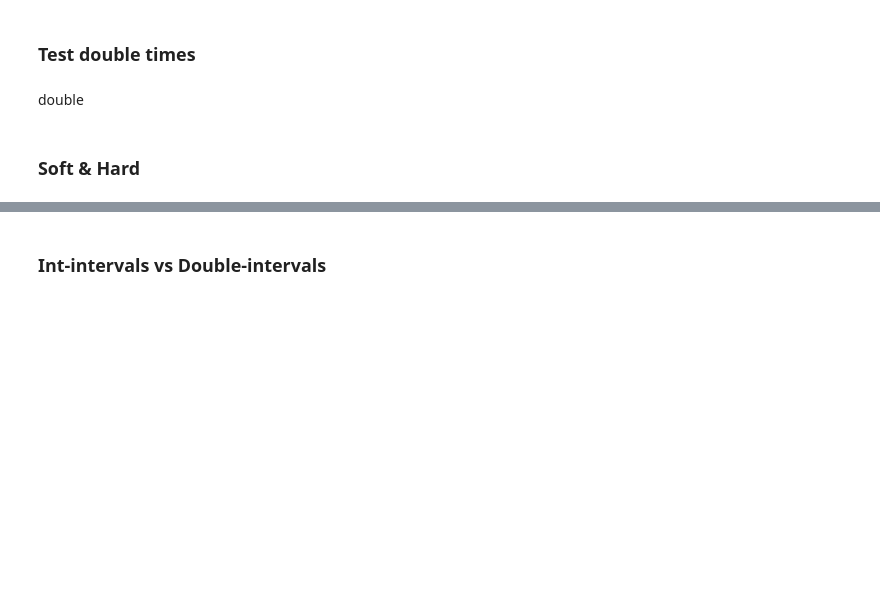
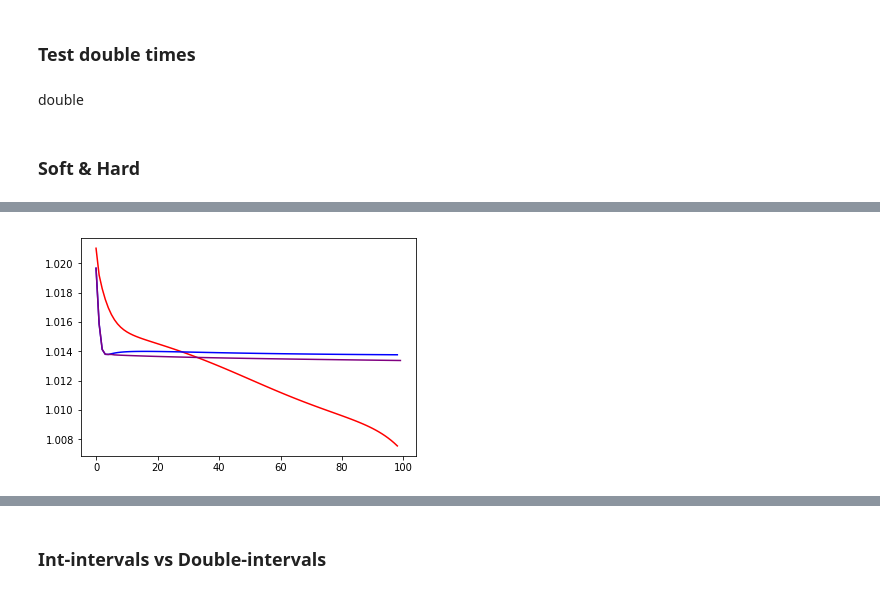
Before and after one commit to lopatovsky/HMMs, a Jupyter notebook: CT-HMM.ipynb, the cells around one changed output, grey strips where cells are left out. Saved outputs shown, nothing was run; the diff lists cells and outputs as text; code cells hidden in the pictures; blank space fills up the shorter version.

```diff
--- a/CT-HMM.ipynb
+++ b/CT-HMM.ipynb
@@ -795,14 +799,17 @@ graph_soft = chmm_s.baum_welch( t, e, 100, est=True, method="soft" )
 # %%
-#real = chmm.data_estimate( t,e )
-real = 0
-for tt,ee in zip(t,e):
-    x,_ = chmm.viterbi( tt, ee )
-    real += x
+real = chmm.data_estimate( t,e )
+#real = 0
+#for tt,ee in zip(t,e):
+#   x,_ = chmm.viterbi( tt, ee )
+#    real += x
+
 #For better visibility of the graph, we cut first two values.
 plt.plot( graph_soft[1:-1] / real, color="red"  )
 plt.plot( graph_hard[1:-1] / real, color="blue"  )
 plt.plot( graph_comb[1:-1] / real, color="purple")
 plt.rcParams['figure.figsize'] = [20,20]
 plt.show()
+# %% [output]
+[figure, added]
 # %%
 print( chmm_h.data_estimate( t,e ) )
```
Also changed, not shown: parts of 7 cells of this notebook, 2 other files.
